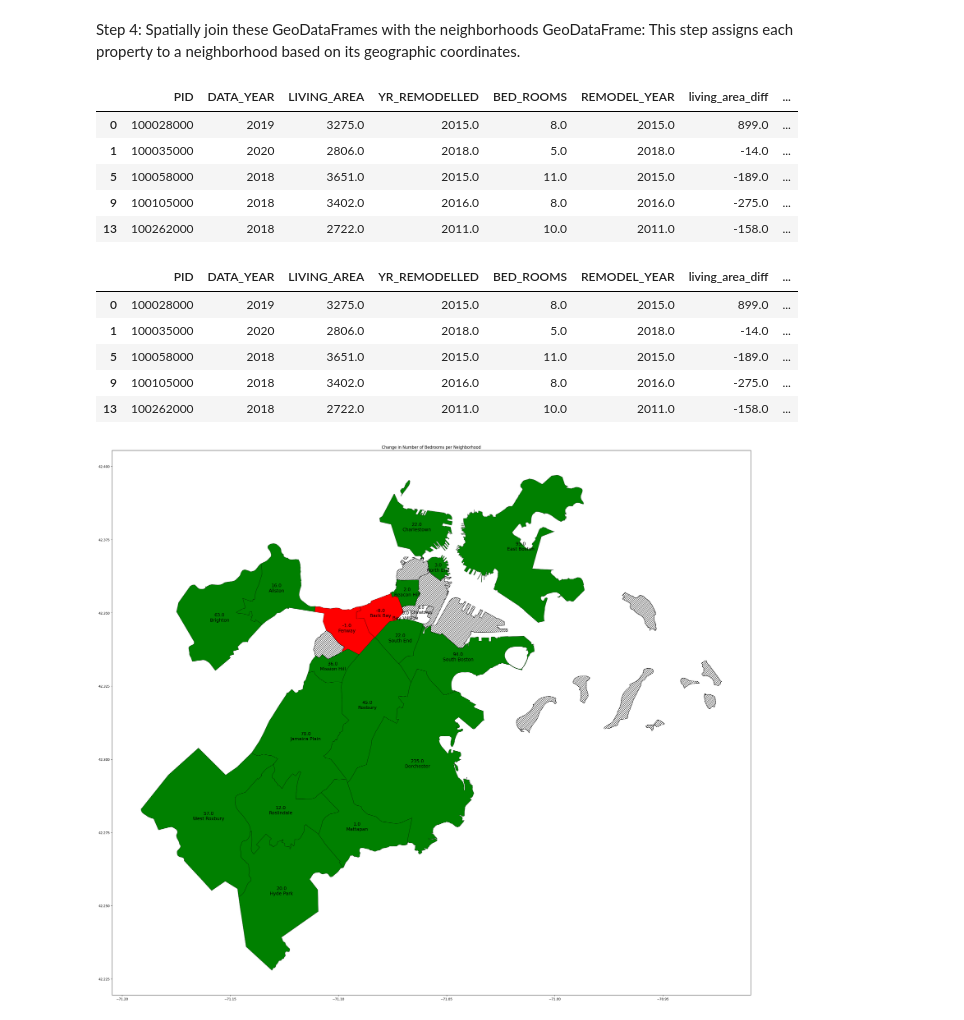
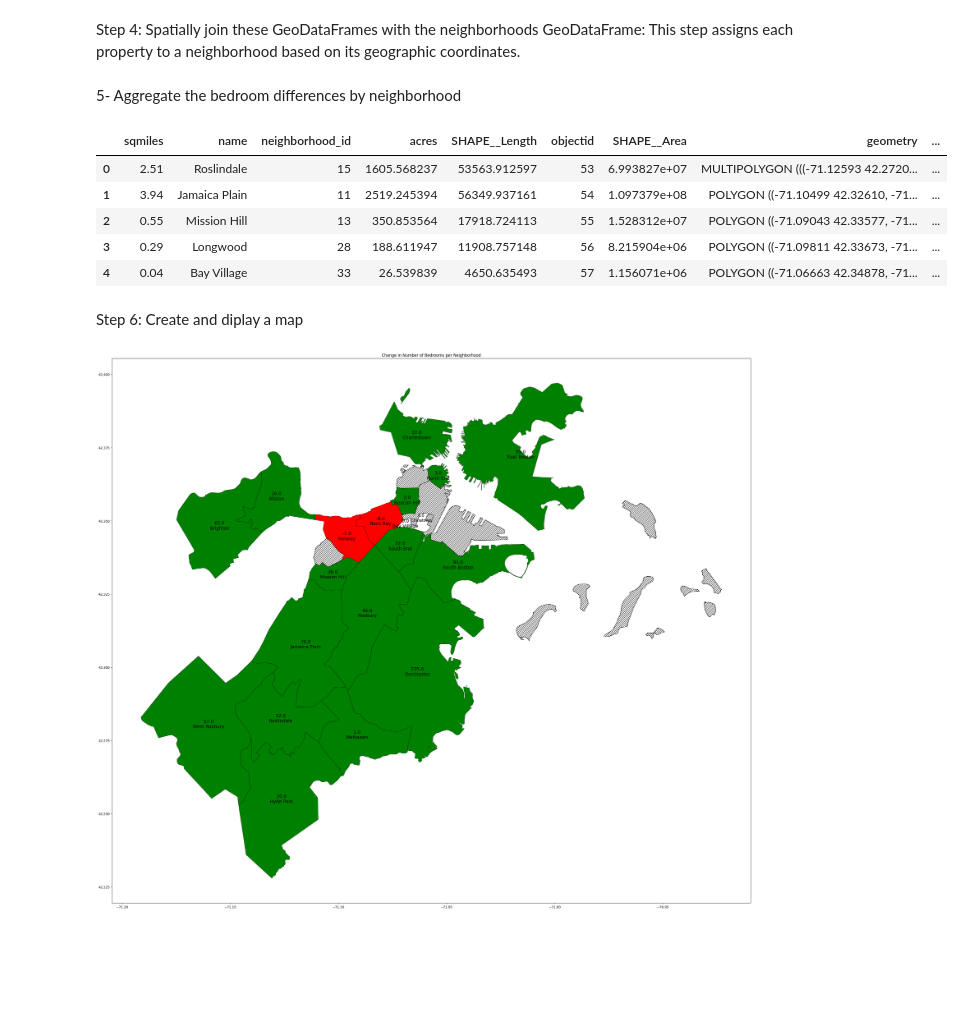
Before and after one commit to BU-Spark/ds-boston-remodeling, a Jupyter notebook: sp24-team-c/sprint8maha/Renovations&Bedrooms_Analysis (1).ipynb, the cells around one changed output. Drawn from its saved outputs; the diff is of its cells as text; code cells hidden in the pictures; blank space fills up the shorter version.

```diff
--- a/sp24-team-c/sprint8maha/Renovations&Bedrooms_Analysis (1).ipynb
+++ b/sp24-team-c/sprint8maha/Renovations&Bedrooms_Analysis (1).ipynb
@@ -849,7 +859,7 @@ bedrooms_with_neighborhoods = gpd.sjoin(all_bedrooms_geo, neighborhood_boundarie
 
 # Filter the extra bedroom_diff_left column that was created bc of the sjoin
 bedrooms_with_neighborhoods.rename(columns={'bedrooms_diff_left': 'bedrooms_diff'}, inplace=True)
-display(bedrooms_with_neighborhoods.head())
+
 # Drop the bedrooms_diff_y column
 if  'bedrooms_diff_x' in bedrooms_with_neighborhoods.columns:
     bedrooms_with_neighborhoods.drop(columns=['bedrooms_diff_x'], inplace=True)
@@ -858,20 +868,27 @@ if 'bedrooms_diff_y' in bedrooms_with_neighborhoods.columns:
 if 'bedrooms_diff_right' in bedrooms_with_neighborhoods.columns:
     bedrooms_with_neighborhoods.drop(columns=['bedrooms_diff_right'], inplace=True)
 
-display(bedrooms_with_neighborhoods.head())
+
 
 # Now joined_df contains properties along with their respective neighborhood information
-# %% [output]
-|  | PID | DATA_YEAR | LIVING_AREA | YR_REMODELLED | BED_ROOMS | REMODEL_YEAR | living_area_diff | ... |
-| 0 | 100028000 | 2019 | 3275.0 | 2015.0 | 8.0 | 2015.0 | 899.0 | ... |
-| 1 | 100035000 | 2020 | 2806.0 | 2018.0 | 5.0 | 2018.0 | -14.0 | ... |
-| 5 | 100058000 | 2018 | 3651.0 | 2015.0 | 11.0 | 2015.0 | -189.0 | ... |
-| 9 | 100105000 | 2018 | 3402.0 | 2016.0 | 8.0 | 2016.0 | -275.0 | ... |
-| 13 | 100262000 | 2018 | 2722.0 | 2011.0 | 10.0 | 2011.0 | -158.0 | ... |
-|  | PID | DATA_YEAR | LIVING_AREA | YR_REMODELLED | BED_ROOMS | REMODEL_YEAR | living_area_diff | ... |
-| 0 | 100028000 | 2019 | 3275.0 | 2015.0 | 8.0 | 2015.0 | 899.0 | ... |
-| 1 | 100035000 | 2020 | 2806.0 | 2018.0 | 5.0 | 2018.0 | -14.0 | ... |
-| 5 | 100058000 | 2018 | 3651.0 | 2015.0 | 11.0 | 2015.0 | -189.0 | ... |
-| 9 | 100105000 | 2018 | 3402.0 | 2016.0 | 8.0 | 2016.0 | -275.0 | ... |
-| 13 | 100262000 | 2018 | 2722.0 | 2011.0 | 10.0 | 2011.0 | -158.0 | ... |
+# %% [markdown]
+5- Aggregate the bedroom differences by neighborhood
+# %%
+# Drop row bedrooms_diff so that there is no overlap when merging
+if 'bedroom_diff' in neighborhood_boundaries.columns:
+    neighborhood_boundaries.drop(columns=['bedrooms_diff'], inplace=True)
+
+
+neighborhood_boundaries = neighborhood_boundaries.merge(total_bedrooms_change_by_neighborhood, on='name', how='left')
+
+display(neighborhood_boundaries.head())
+# %% [output]
+|  | sqmiles | name | neighborhood_id | acres | SHAPE__Length | objectid | SHAPE__Area | geometry | ... |
+| 0 | 2.51 | Roslindale | 15 | 1605.568237 | 53563.912597 | 53 | 6.993827e+07 | MULTIPOLYGON (((-71.12593 42.2720... | ... |
+| 1 | 3.94 | Jamaica Plain | 11 | 2519.245394 | 56349.937161 | 54 | 1.097379e+08 | POLYGON ((-71.10499 42.32610, -71... | ... |
+| 2 | 0.55 | Mission Hill | 13 | 350.853564 | 17918.724113 | 55 | 1.528312e+07 | POLYGON ((-71.09043 42.33577, -71... | ... |
+| 3 | 0.29 | Longwood | 28 | 188.611947 | 11908.757148 | 56 | 8.215904e+06 | POLYGON ((-71.09811 42.33673, -71... | ... |
+| 4 | 0.04 | Bay Village | 33 | 26.539839 | 4650.635493 | 57 | 1.156071e+06 | POLYGON ((-71.06663 42.34878, -71... | ... |
+# %% [markdown]
+Step 6: Create and diplay a map
 # %%
```
Also changed, not shown: parts of 4 cells of this notebook.
